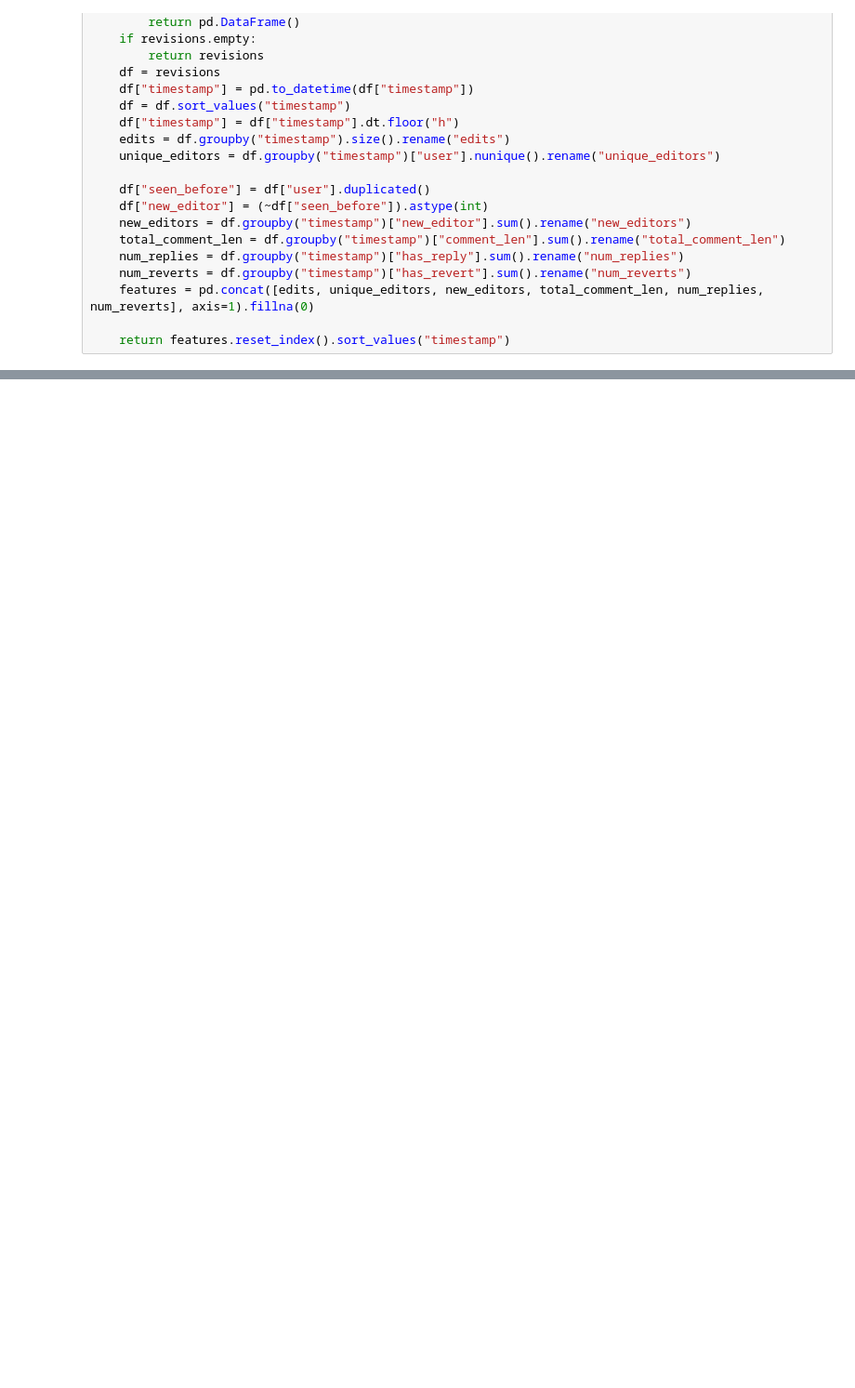
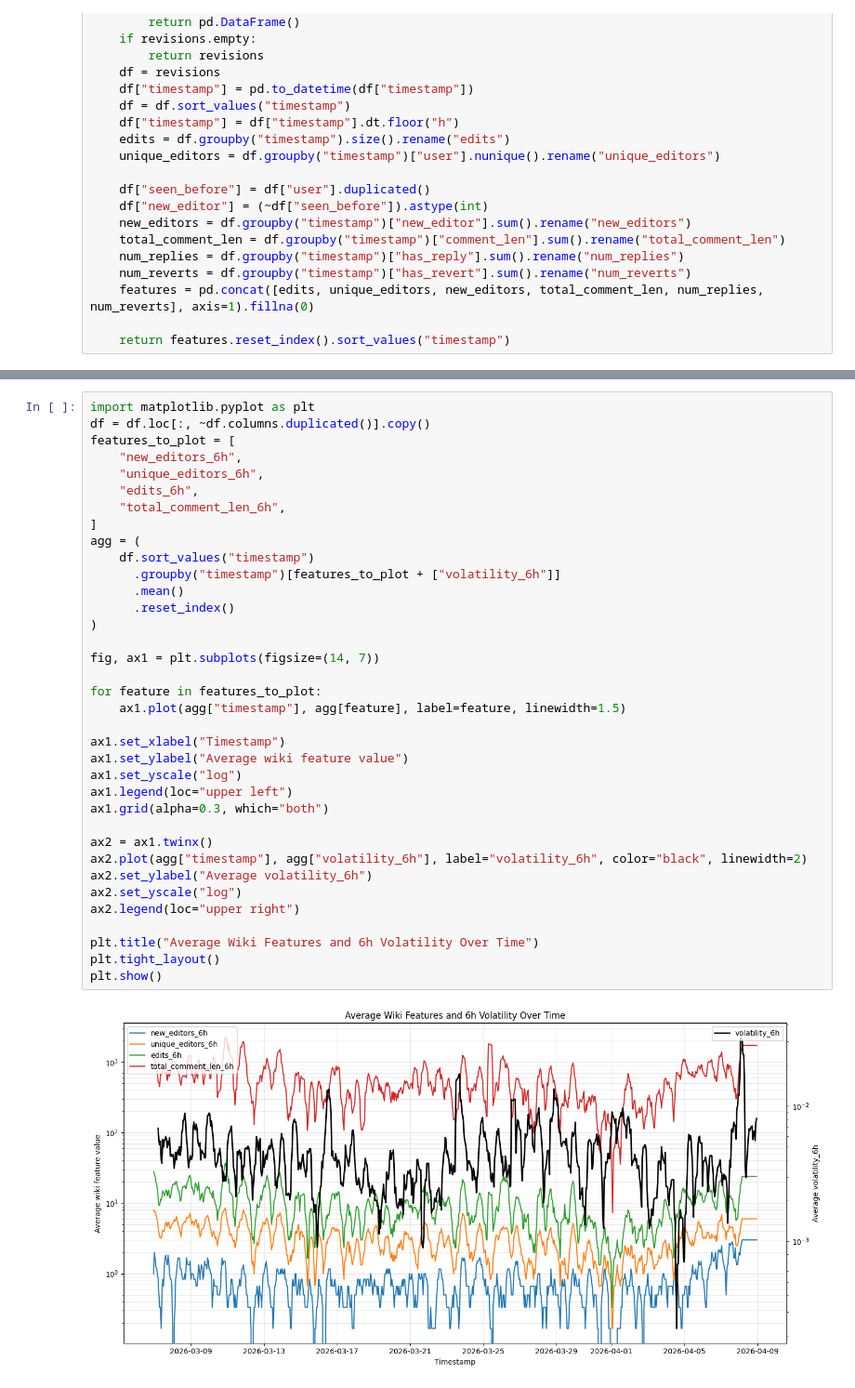
Before and after one commit to tallywiesenberg/thinking-bee, a Jupyter notebook: src/main.ipynb, the cells around one changed output, grey strips where cells are left out. Shown at 93% size. Drawn from its saved outputs; the diff is of its cells as text; blank space fills up the shorter version.

```diff
--- a/src/main.ipynb
+++ b/src/main.ipynb
@@ -426,2 +483,40 @@ df = pd.concat([df, pd.DataFrame(new_cols, index=df.index)], axis=1).copy()
+# %%
+import matplotlib.pyplot as plt
+df = df.loc[:, ~df.columns.duplicated()].copy()
+features_to_plot = [
+    "new_editors_6h",
+    "unique_editors_6h",
+    "edits_6h",
+    "total_comment_len_6h",
+]
+agg = (
+    df.sort_values("timestamp")
+      .groupby("timestamp")[features_to_plot + ["volatility_6h"]]
+      .mean()
+      .reset_index()
+)
+
+fig, ax1 = plt.subplots(figsize=(14, 7))
+
+for feature in features_to_plot:
+    ax1.plot(agg["timestamp"], agg[feature], label=feature, linewidth=1.5)
+
+ax1.set_xlabel("Timestamp")
+ax1.set_ylabel("Average wiki feature value")
+ax1.set_yscale("log")
+ax1.legend(loc="upper left")
+ax1.grid(alpha=0.3, which="both")
+
+ax2 = ax1.twinx()
+ax2.plot(agg["timestamp"], agg["volatility_6h"], label="volatility_6h", color="black", linewidth=2)
+ax2.set_ylabel("Average volatility_6h")
+ax2.set_yscale("log")
+ax2.legend(loc="upper right")
+
+plt.title("Average Wiki Features and 6h Volatility Over Time")
+plt.tight_layout()
+plt.show()
+# %% [output]
+[figure, added]
 # %%
 import matplotlib.pyplot as plt
```
Also changed, not shown: parts of 21 cells of this notebook.
